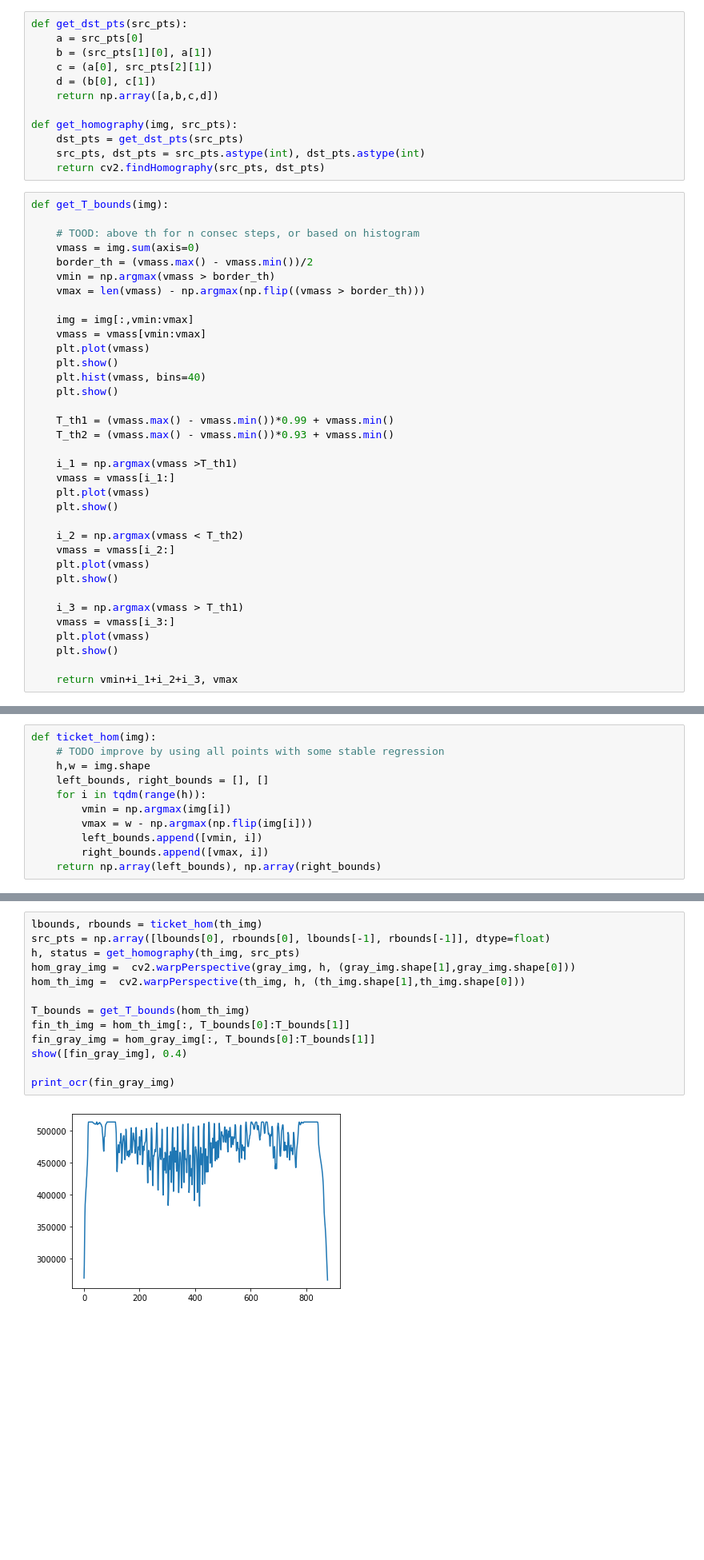
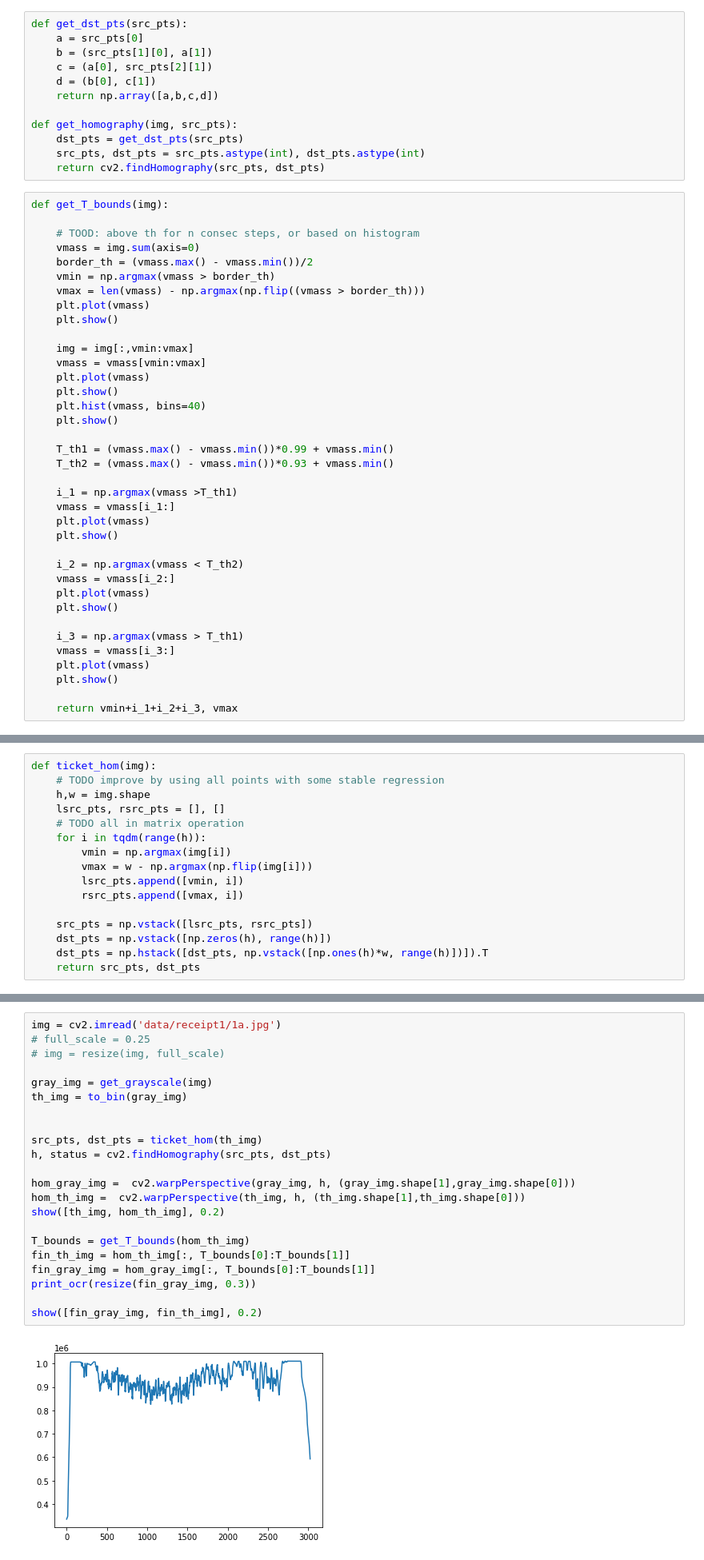
Before and after one commit to AI3EL/Ticket, a Jupyter notebook: Untitled.ipynb, the cells around one changed output, grey strips where cells are left out. Shown at 80% size. Saved outputs shown, nothing was run; the diff lists cells and outputs as text; blank space fills up the shorter version.

```diff
--- a/Untitled.ipynb
+++ b/Untitled.ipynb
@@ -110,6 +101,8 @@ def get_T_bounds(img):
     border_th = (vmass.max() - vmass.min())/2
     vmin = np.argmax(vmass > border_th)
     vmax = len(vmass) - np.argmax(np.flip((vmass > border_th)))
+    plt.plot(vmass)
+    plt.show()
 
     img = img[:,vmin:vmax]
     vmass = vmass[vmin:vmax]
@@ -145,10 +134,15 @@ show([th_img, , 0.5)
 def ticket_hom(img):
     # TODO improve by using all points with some stable regression
     h,w = img.shape
-    left_bounds, right_bounds = [], []
+    lsrc_pts, rsrc_pts = [], []
+    # TODO all in matrix operation
     for i in tqdm(range(h)):
         vmin = np.argmax(img[i])
         vmax = w - np.argmax(np.flip(img[i]))
-        left_bounds.append([vmin, i])
-        right_bounds.append([vmax, i])
-    return np.array(left_bounds), np.array(right_bounds)
+        lsrc_pts.append([vmin, i])
+        rsrc_pts.append([vmax, i])
+
+    src_pts = np.vstack([lsrc_pts, rsrc_pts])
+    dst_pts = np.vstack([np.zeros(h), range(h)])
+    dst_pts = np.hstack([dst_pts, np.vstack([np.ones(h)*w, range(h)])]).T
+    return src_pts, dst_pts
@@ -155,15 +151,24 @@ def ticket_hom(img):
 # %%
-lbounds, rbounds = ticket_hom(th_img)
-src_pts = np.array([lbounds[0], rbounds[0], lbounds[-1], rbounds[-1]], dtype=float)
-h, status = get_homography(th_img, src_pts)
+img = cv2.imread('data/receipt1/1a.jpg')
+# full_scale = 0.25
+# img = resize(img, full_scale)
+
+gray_img = get_grayscale(img)
+th_img = to_bin(gray_img)
+
+
+src_pts, dst_pts = ticket_hom(th_img)
+h, status = cv2.findHomography(src_pts, dst_pts)
+
 hom_gray_img =  cv2.warpPerspective(gray_img, h, (gray_img.shape[1],gray_img.shape[0]))
 hom_th_img =  cv2.warpPerspective(th_img, h, (th_img.shape[1],th_img.shape[0]))
+show([th_img, hom_th_img], 0.2)
 
 T_bounds = get_T_bounds(hom_th_img)
 fin_th_img = hom_th_img[:, T_bounds[0]:T_bounds[1]]
 fin_gray_img = hom_gray_img[:, T_bounds[0]:T_bounds[1]]
-show([fin_gray_img], 0.4)
+print_ocr(resize(fin_gray_img, 0.3))
 
-print_ocr(fin_gray_img)
+show([fin_gray_img, fin_th_img], 0.2)
 # %% [output]
-[figure, old version]
+[figure, new version]
```
Also changed, not shown: parts of 19 cells of this notebook, 2 other files.
